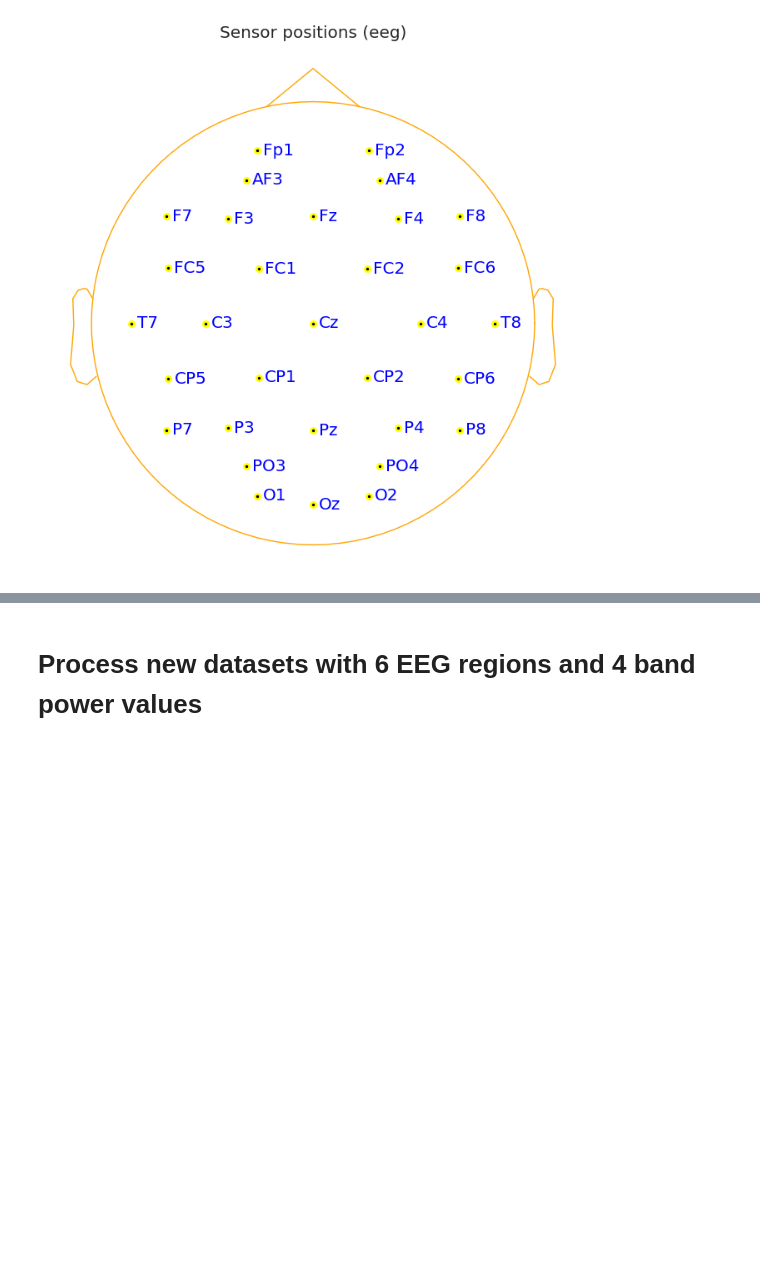
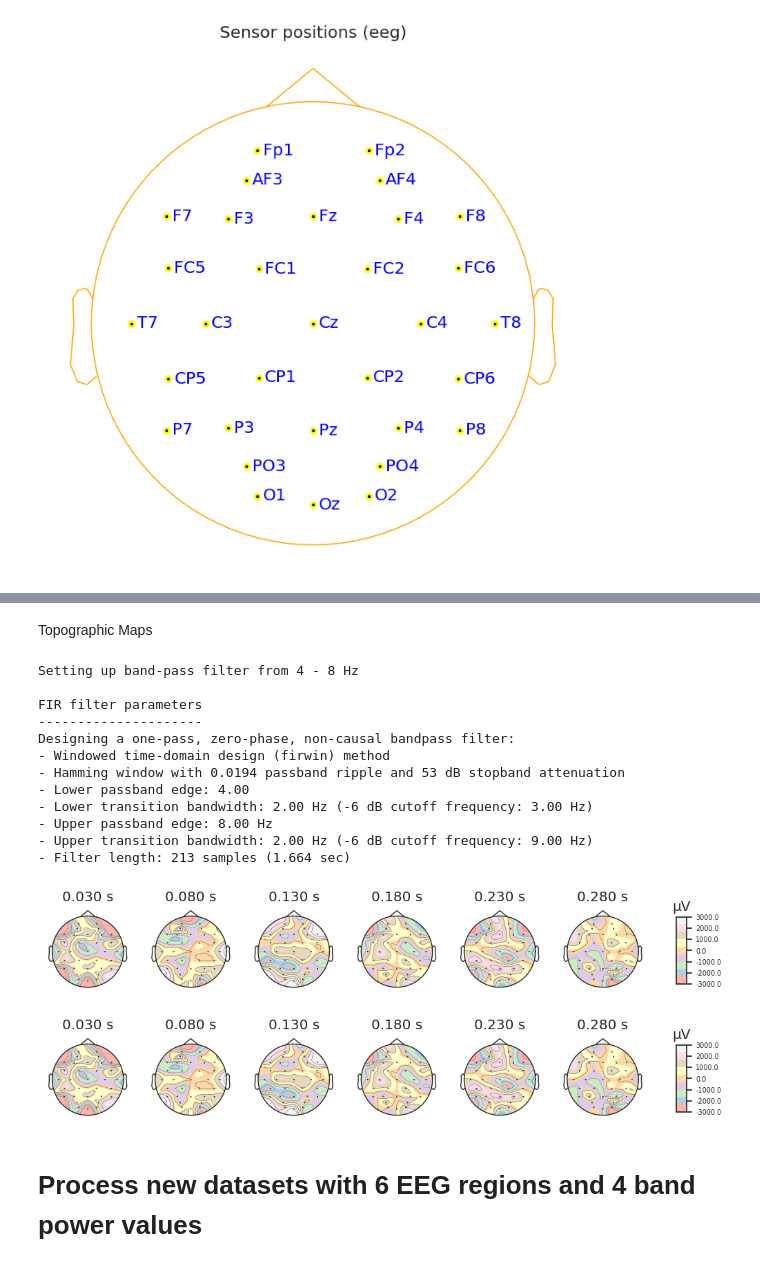
Before and after one commit to Ashwin81456/emotion-classification-using-eeg-signals, a Jupyter notebook: updating graphs.ipynb, the cells around one changed output, grey strips where cells are left out. Cells and saved outputs as stored; diff of their text form; code cells hidden in the pictures; blank space fills up the shorter version.

```diff
--- a/updating graphs.ipynb
+++ b/updating graphs.ipynb
@@ -705,3 +726,26 @@ Ready.
+# %% [markdown]
+Topographic Maps
+# %%
+# Theta band, first trial
+evData_th = mne.EvokedArray(eeg_data[0], info)
+times = np.arange(0.03, 0.3, 0.05)
+evData_th.filter(4, 8)
+evData_th.plot_topomap(times, ch_type='eeg', average=10, time_unit='s',cmap='Pastel1',vmin=-3000, vmax=3000)
+# %% [output]
+Setting up band-pass filter from 4 - 8 Hz
+
+FIR filter parameters
+---------------------
+Designing a one-pass, zero-phase, non-causal bandpass filter:
+- Windowed time-domain design (firwin) method
+- Hamming window with 0.0194 passband ripple and 53 dB stopband attenuation
+- Lower passband edge: 4.00
+- Lower transition bandwidth: 2.00 Hz (-6 dB cutoff frequency: 3.00 Hz)
+- Upper passband edge: 8.00 Hz
+- Upper transition bandwidth: 2.00 Hz (-6 dB cutoff frequency: 9.00 Hz)
+- Filter length: 213 samples (1.664 sec)
+[figure, added]
+[figure, added]
 # %% [markdown]
 # Process new datasets with 6 EEG regions and 4 band power values
 # %%
```
Also changed, not shown: parts of 1 cell of this notebook.
